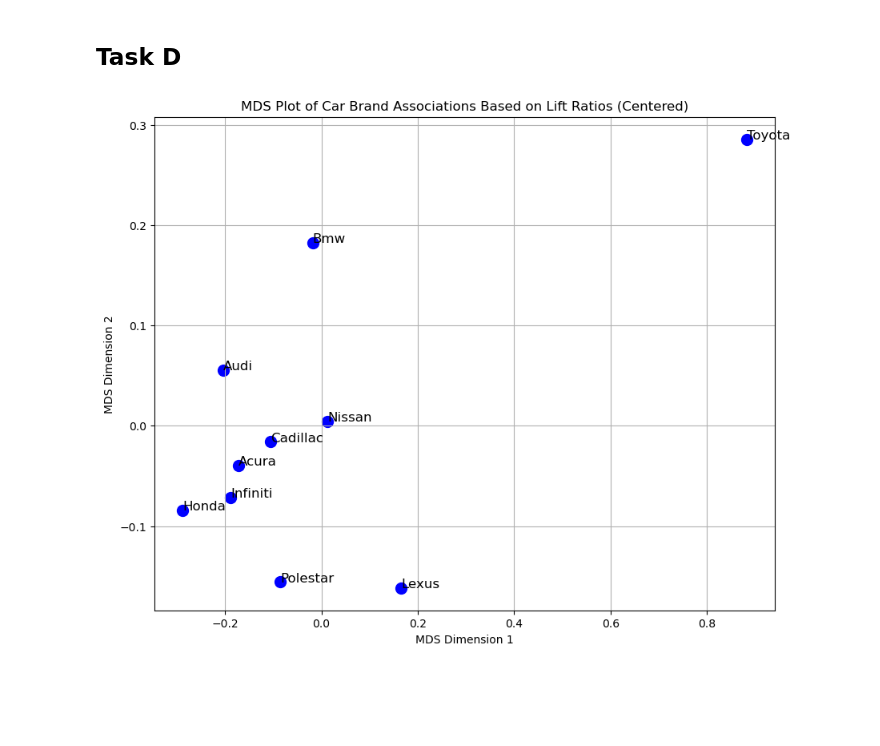
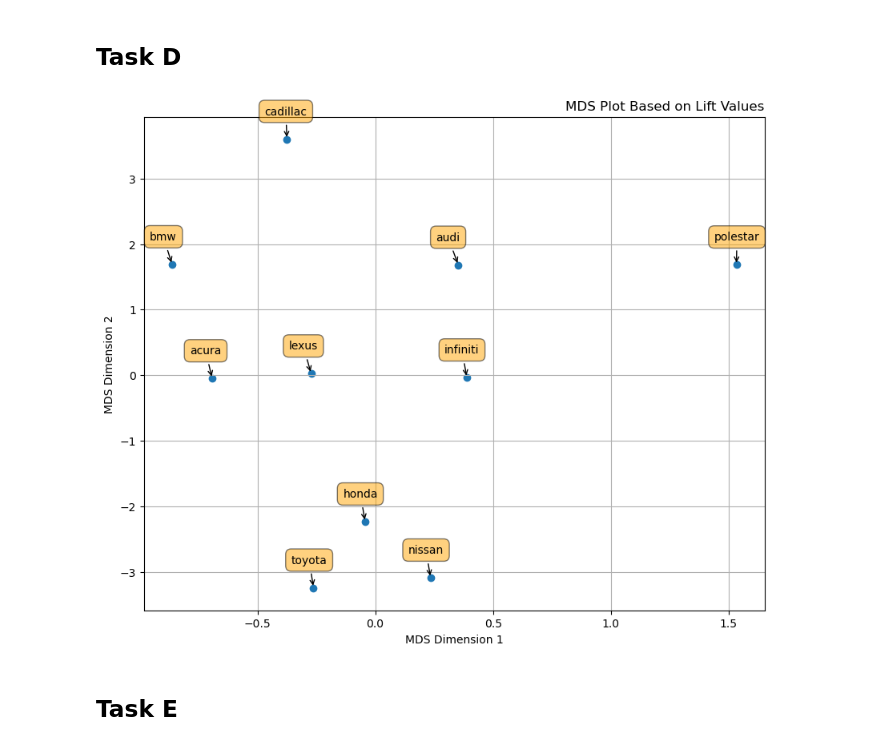
Before and after one commit to jncurrea/Edmunds_Scraper, a Jupyter notebook: GA1_Ramzi.ipynb, the cells around one changed output. Drawn from its saved outputs; the diff is of its cells as text; code cells hidden in the pictures; blank space fills up the shorter version.

```diff
--- a/GA1_Ramzi.ipynb
+++ b/GA1_Ramzi.ipynb
@@ -228,13 +257,20 @@ brands_set = set(model_to_brand.values())
 def replacements(message, model_to_brand, brands_set):
     words = re.findall(r'\w+', message.lower())
     replaced_words = [model_to_brand.get(word, word) for word in words]
-    return set([word for word in replaced_words if word not in stop_words and word in brands_set])
+
+    # Create a new message with replaced words
+    new_message = ' '.join(replaced_words)
+
+    # Filter the replaced words for the list
+    filtered_brands = set([word for word in replaced_words if word not in stop_words and word in brands_set])
+
+    return filtered_brands, new_message
 
 messages = messagedf['Message']
 brand_counter = Counter()
 
 for message in messages:
-    brands = replacements(message, model_to_brand, brands_set)
+    brands, new_message = replacements(message, model_to_brand, brands_set)
     brand_counter.update(brands)
 
 brands_to_remove = ['car', 'sedan', 'problem', 'seat', 'mini']
@@ -308,33 +468,40 @@ NameError: name 'top_10' is not defined
 # %% [markdown]
 ## Task D
-# %%
-dissimilarity_matrix = np.ones((10, 10))
-
-for _, row in lift_df.iterrows():
-    brand1_idx = brands.index(row['Brand1'])
-    brand2_idx = brands.index(row['Brand2'])
-    lift_value = row['Lift']
-    dissimilarity_matrix[brand1_idx, brand2_idx] = lift_value
-    dissimilarity_matrix[brand2_idx, brand1_idx] = lift_value  # Ensure the matrix is symmetric
-
-
-mds = MDS(n_components=2, dissimilarity='precomputed', random_state=42)
-mds_coords = mds.fit_transform(dissimilarity_matrix)
-
-# Center the MDS coordinates by subtracting the mean of each axis
-mds_coords_centered = mds_coords - mds_coords.mean(axis=0)
-
-# Plotting
-plt.figure(figsize=(10, 8))
-plt.scatter(mds_coords_centered[:, 0], mds_coords_centered[:, 1], color='blue', s=100)
-
-for i, brand in enumerate(brands):
-    plt.annotate(brand.capitalize(), (mds_coords_centered[i, 0], mds_coords_centered[i, 1]), fontsize=12)
-
-plt.title('MDS Plot of Car Brand Associations Based on Lift Ratios (Centered)')
-plt.xlabel('MDS Dimension 1')
-plt.ylabel('MDS Dimension 2')
-plt.grid(True)
-plt.show()
-# %% [output]
-[figure, removed]
+# %%
+dissimilarity_matrix = 1 / (lift_matrix + 1e-10)
+np.fill_diagonal(dissimilarity_matrix.values, 0)  # Set diagonal to zero
+
+# Multidimensional Scaling (MDS)
+seed = np.random.RandomState(seed=3)
+mds = manifold.MDS(n_components=2, max_iter=3000, eps=1e-9,
+                   random_state=seed, dissimilarity="precomputed")
+
+try:
+    results = mds.fit(dissimilarity_matrix)
+    coords = results.embedding_
+
+except ValueError as e:
+    print(f"Error during MDS fitting: {e}")
+    coords = np.zeros((len(lift_matrix), 2))  # Placeholder in case of error
+
+# Plotting the MDS results
+plt.figure(figsize=(10, 8))
+plt.scatter(coords[:, 0], coords[:, 1], marker='o')
+
+# Annotate each point with the corresponding brand name
+for label, x, y in zip(lift_matrix.index, coords[:, 0], coords[:, 1]):
+    plt.annotate(label, xy=(x, y), xytext=(-20, 20),
+                 textcoords='offset points', ha='left', va='bottom',
+                 bbox=dict(boxstyle='round,pad=0.5', fc='orange', alpha=0.5),
+                 arrowprops=dict(arrowstyle='->', connectionstyle='arc3,rad=0'))
+
+# Left-align the title
+plt.title('MDS Plot Based on Lift Values', loc='right')
+plt.xlabel('MDS Dimension 1')
+plt.ylabel('MDS Dimension 2')
+plt.grid(True)
+plt.show()
+# %% [output]
+[figure, added]
+# %% [markdown]
+## Task E
```
Also changed, not shown: parts of 11 cells of this notebook.
